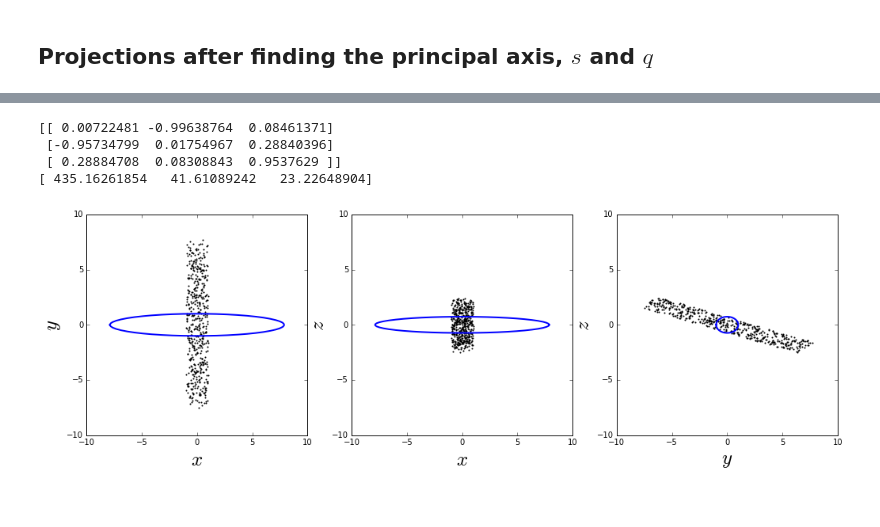
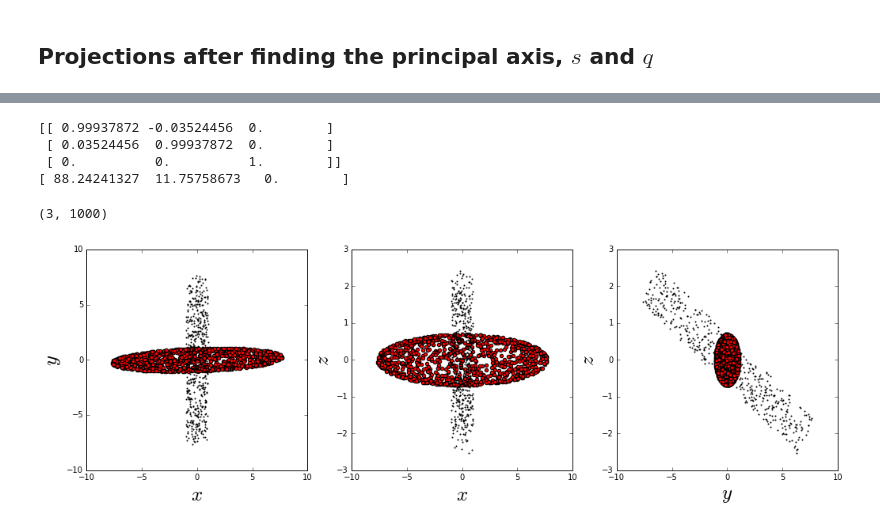
Before and after one commit to jngaravitoc/shapes, a Jupyter notebook: Inertia_tensor_method.ipynb, the cells around one changed output, grey strips where cells are left out. Saved outputs shown, nothing was run; the diff lists cells and outputs as text; code cells hidden in the pictures.

```diff
--- a/Inertia_tensor_method.ipynb
+++ b/Inertia_tensor_method.ipynb
@@ -200,21 +197,23 @@ projection2(x1, y1, x2, z2, y3, z3, R[0,:], R[1,:], R[2,:])
 # %%
-
-cube_xyz = one_tensor(x1, y1, 0)
+elips = one_tensor(x1, y1, z1)
 I_test = RIT(cube_xyz, 1, 1)
 eival, evec = eig(I_test)
 print evec
 print eival
 # %% [output]
-[[ 0.00722481 -0.99638764  0.08461371]
- [-0.95734799  0.01754967  0.28840396]
- [ 0.28884708  0.08308843  0.9537629 ]]
-[ 435.16261854   41.61089242   23.22648904]
+[[ 0.99937872 -0.03524456  0.        ]
+ [ 0.03524456  0.99937872  0.        ]
+ [ 0.          0.          1.        ]]
+[ 88.24241327  11.75758673   0.        ]
 # %%
-XYZ_e_rot = dot(evec, cube_xyz)
+XYZ_e_rot = dot(evec, elips)
+shape(XYZ_e_rot)
+# %% [output]
+(3, 1000)
-# %%
-projection2(x1, y1, x2, z2, y3, z3, x, y, z)
-# %% [output]
-[figure, removed]
+# %%
+projection2(XYZ_e_rot[0,:], XYZ_e_rot[1,:],XYZ_e_rot[2,:], x, y, z)
+# %% [output]
+[figure, added]
 # %%
 fig = pylab.figure(figsize=(16, 6))
 ax = pylab.subplot(1, 3, 1, aspect='equal')
```
Also changed, not shown: parts of 11 cells of this notebook.
